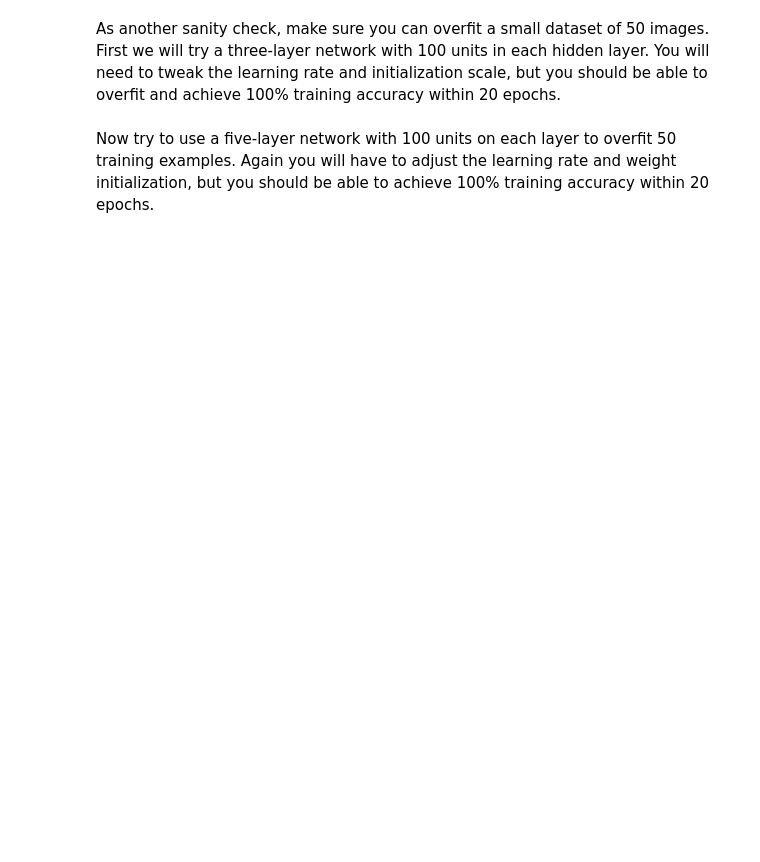
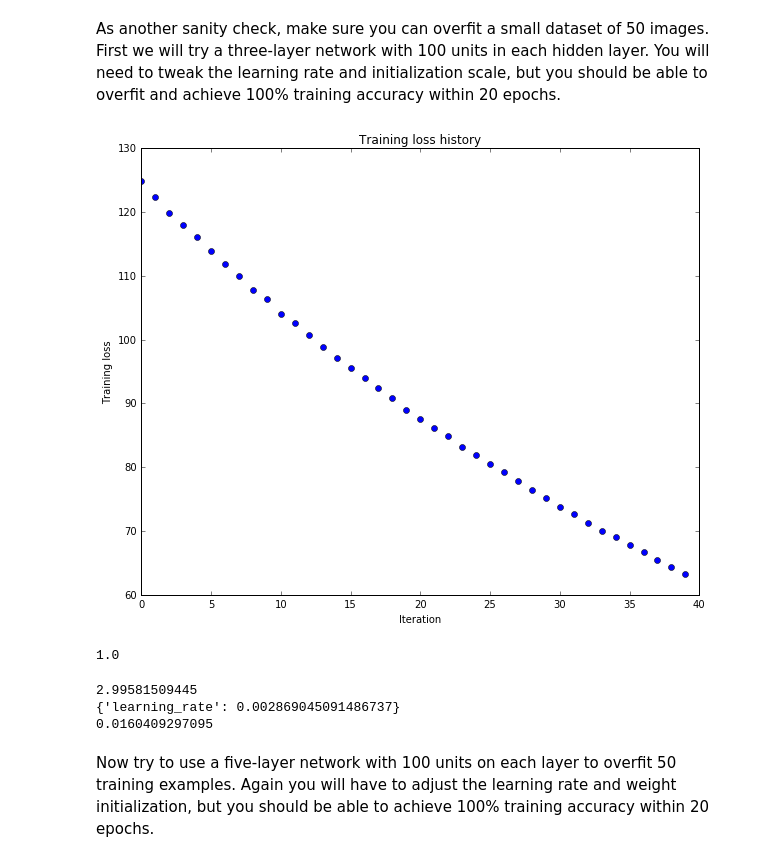
Before and after one commit to JueLin/cs231n, a Jupyter notebook: assignment2/FullyConnectedNets.ipynb, the cells around one changed output. Drawn from its saved outputs; the diff is of its cells as text; code cells hidden in the pictures; blank space fills up the shorter version.

```diff
--- a/assignment2/FullyConnectedNets.ipynb
+++ b/assignment2/FullyConnectedNets.ipynb
@@ -318,7 +315,22 @@ solver = None
 # TODO: Use a Solver instance to train a TwoLayerNet that achieves at least  #
 # 50% accuracy on the validation set.                                        #
 ##############################################################################
-pass
+learning_rates = [0.0020973284055908225]
+regularizations = [0.0703305208688]
+num_epochs = 10
+batch_size = 500
+best_val_acc = -1
+
+for lr in learning_rates:
+  for reg in regularizations:
+    model = TwoLayerNet(reg=reg)
+    optim_config = {'learning_rate': lr}
+    test_solver = Solver(model, data, verbose=False, batch_size=batch_size,
+                         num_epochs=num_epochs, optim_config=optim_config)
+    test_solver.train()
+    if test_solver.best_val_acc > best_val_acc:
+      best_val_acc = test_solver.best_val_acc
+      solver = test_solver
 ##############################################################################
 #                             END OF YOUR CODE                               #
 ##############################################################################
@@ -374,32 +413,61 @@ As another sanity check, make sure you can overfit a small dataset of 50 images.
 # %%
 # TODO: Use a three-layer Net to overfit 50 training examples.
 
 num_train = 50
 small_data = {
   'X_train': data['X_train'][:num_train],
   'y_train': data['y_train'][:num_train],
   'X_val': data['X_val'],
   'y_val': data['y_val'],
 }
 
 weight_scale = 1e-2
-learning_rate = 1e-4
-model = FullyConnectedNet([100, 100],
-              weight_scale=weight_scale, dtype=np.float64)
-solver = Solver(model, small_data,
-                print_every=10, num_epochs=20, batch_size=25,
-                update_rule='sgd',
-                optim_config={
-                  'learning_rate': learning_rate,
-                }
-         )
-solver.train()
 
-plt.plot(solver.loss_history, 'o')
+learning_rates = [0.0028690450914867372]
+regularizations = [2.99581509445]
+weight_scales = [0.016040929709507077]
+best_val_acc = -1
+best_solver = None
+
+for l in learning_rates:
+  for r in regularizations:
+    for w in weight_scales:
+
+      model = FullyConnectedNet([100, 100], reg=r,
+                    weight_scale=w, dtype=np.float64)
+      solver = Solver(model, small_data,
+                      print_every=10, num_epochs=20, batch_size=25,
+                      update_rule='sgd',
+                      optim_config={
+                        'learning_rate': l,
+                      },
+                      verbose=False
+               )
+      solver.train()
+
+      if solver.best_val_acc > best_val_acc:
+        best_val_acc = solver.best_val_acc
+        best_solver = solver
+
+plt.plot(best_solver.loss_history, 'o')
 plt.title('Training loss history')
 plt.xlabel('Iteration')
 plt.ylabel('Training loss')
 plt.show()
+# %% [output]
+[figure, added]
+# %%
+best_solver.check_accuracy(data['X_train'][:num_train], data['y_train'][:num_train])
+# %% [output]
+1.0
+# %%
+print best_solver.model.reg
+print best_solver.optim_config
+print best_solver.model.weight_scale
+# %% [output]
+2.99581509445
+{'learning_rate': 0.002869045091486737}
+0.0160409297095
 # %% [markdown]
 Now try to use a five-layer network with 100 units on each layer to overfit 50 training examples. Again you will have to adjust the learning rate and weight initialization, but you should be able to achieve 100% training accuracy within 20 epochs.
 # %%
```
Also changed, not shown: parts of 14 cells of this notebook, 1 other file.
